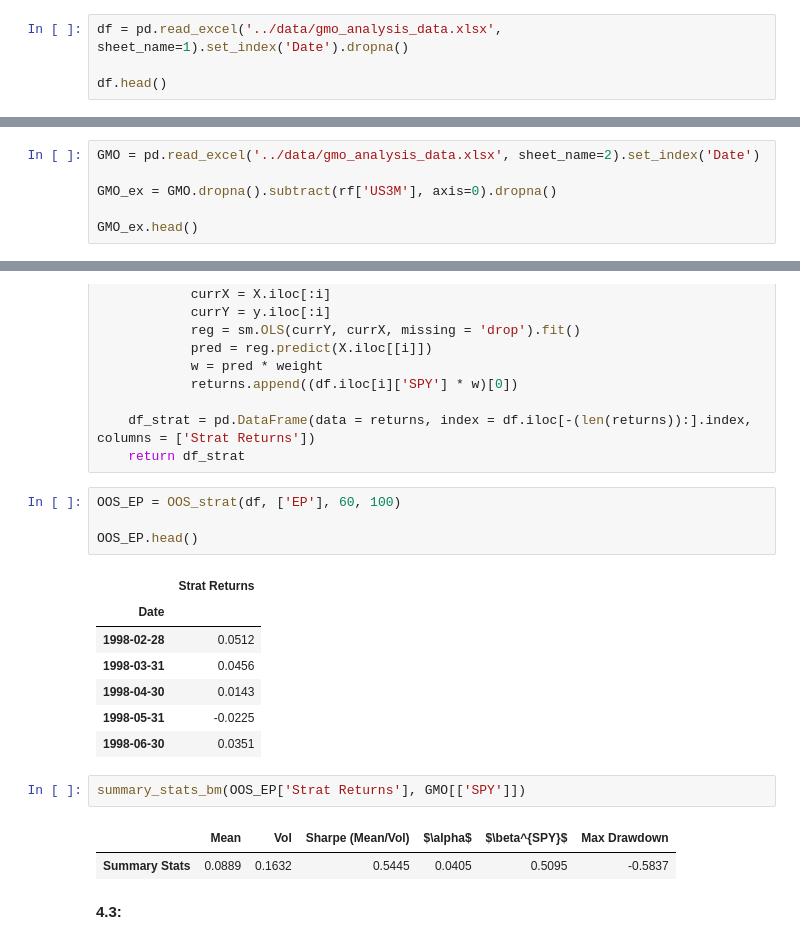
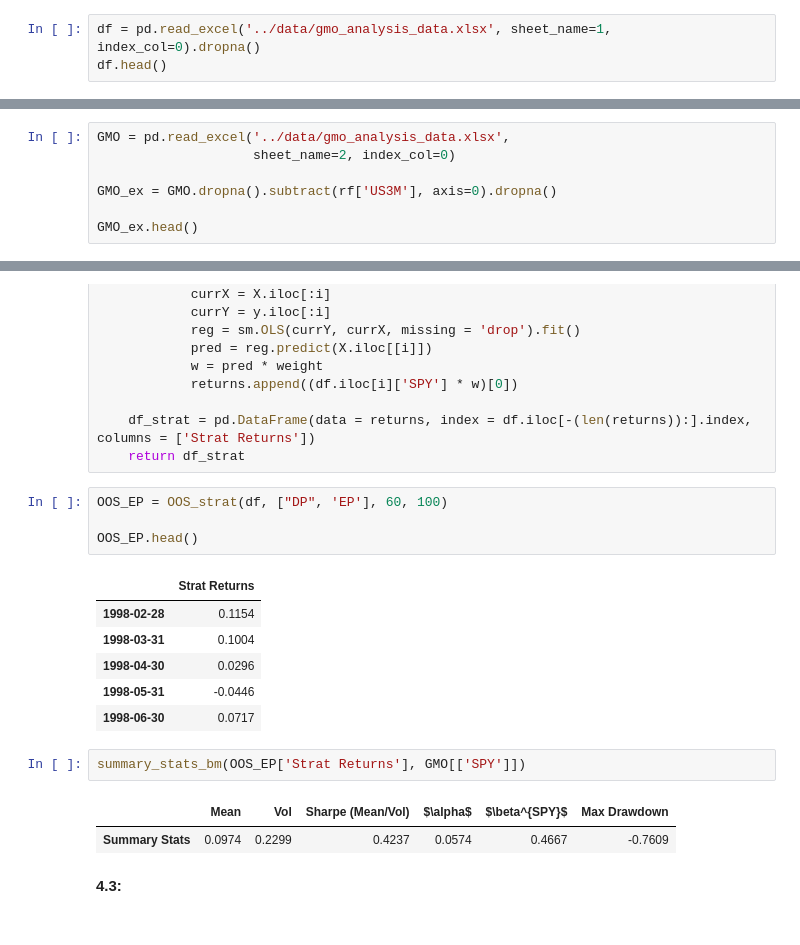
Before and after one commit to Zixin730/finm-portfolio-2022, a Jupyter notebook: homework/Solution_HW7_2021_JMD.ipynb, the cells around one changed output, grey strips where cells are left out. Cells and saved outputs as stored; diff of their text form.

```diff
--- a/homework/Solution_HW7_2021_JMD.ipynb
+++ b/homework/Solution_HW7_2021_JMD.ipynb
@@ -21,8 +21,7 @@ sns.set(rc={'figure.figsize':(15, 10)})
 # %% [markdown]
 ## Data
 # %%
-df = pd.read_excel('../data/gmo_analysis_data.xlsx', sheet_name=1).set_index('Date').dropna()
-
+df = pd.read_excel('../data/gmo_analysis_data.xlsx', sheet_name=1, index_col=0).dropna()
 df.head()
 # %% [output]
 |  | DP | EP | US10Y |
@@ -45,7 +42,8 @@ rf.head()
 | 1993-05-31 | 0.0026 |
 | 1993-06-30 | 0.0026 |
 # %%
-GMO = pd.read_excel('../data/gmo_analysis_data.xlsx', sheet_name=2).set_index('Date')
+GMO = pd.read_excel('../data/gmo_analysis_data.xlsx',
+                    sheet_name=2, index_col=0)
 
 GMO_ex = GMO.dropna().subtract(rf['US3M'], axis=0).dropna()
 
@@ -399,22 +432,21 @@ def OOS_strat(df, factors, start, weight):
     df_strat = pd.DataFrame(data = returns, index = df.iloc[-(len(returns)):].index, columns = ['Strat Returns'])
     return df_strat
 # %%
-OOS_EP = OOS_strat(df, ['EP'], 60, 100)
+OOS_EP = OOS_strat(df, ["DP", 'EP'], 60, 100)
 
 OOS_EP.head()
 # %% [output]
 |  | Strat Returns |
-| Date |  |
-| 1998-02-28 | 0.0512 |
-| 1998-03-31 | 0.0456 |
-| 1998-04-30 | 0.0143 |
-| 1998-05-31 | -0.0225 |
-| 1998-06-30 | 0.0351 |
+| 1998-02-28 | 0.1154 |
+| 1998-03-31 | 0.1004 |
+| 1998-04-30 | 0.0296 |
+| 1998-05-31 | -0.0446 |
+| 1998-06-30 | 0.0717 |
 # %%
 summary_stats_bm(OOS_EP['Strat Returns'], GMO[['SPY']])
 # %% [output]
 |  | Mean | Vol | Sharpe (Mean/Vol) | $\alpha$ | $\beta^{SPY}$ | Max Drawdown |
-| Summary Stats | 0.0889 | 0.1632 | 0.5445 | 0.0405 | 0.5095 | -0.5837 |
+| Summary Stats | 0.0974 | 0.2299 | 0.4237 | 0.0574 | 0.4667 | -0.7609 |
 # %% [markdown]
 **4.3:**
 # %% [markdown]
```
Also changed, not shown: parts of 30 cells of this notebook.
